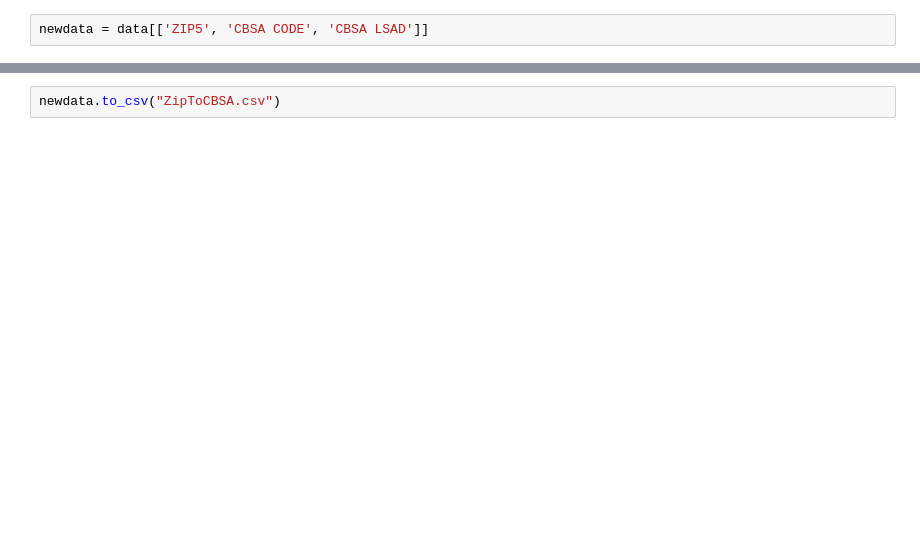
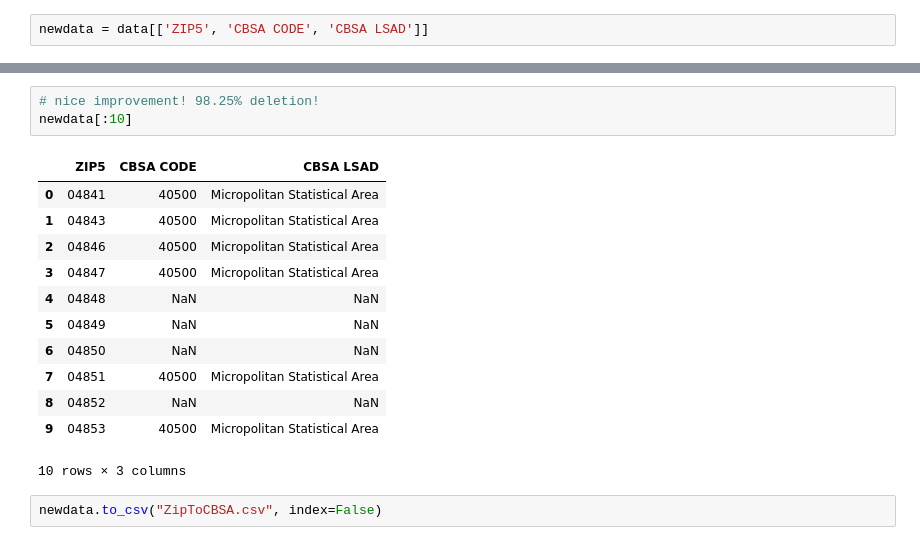
Before and after one commit to macoj/CBSA-RUCA-Lookup, a Jupyter notebook: CBSA/Make-CBSA-Spreadsheet.ipynb, the cells around one changed output, grey strips where cells are left out. Cells and saved outputs as stored; diff of their text form; blank space fills up the shorter version.

```diff
--- a/CBSA/Make-CBSA-Spreadsheet.ipynb
+++ b/CBSA/Make-CBSA-Spreadsheet.ipynb
@@ -28,2 +56,18 @@ newdata[:5]
+# %%
+# nice improvement! 98.25% deletion!
+newdata[:10]
+# %% [output]
+|  | ZIP5 | CBSA CODE | CBSA LSAD |
+| 0 | 04841 | 40500 | Micropolitan Statistical Area |
+| 1 | 04843 | 40500 | Micropolitan Statistical Area |
+| 2 | 04846 | 40500 | Micropolitan Statistical Area |
+| 3 | 04847 | 40500 | Micropolitan Statistical Area |
+| 4 | 04848 | NaN | NaN |
+| 5 | 04849 | NaN | NaN |
+| 6 | 04850 | NaN | NaN |
+| 7 | 04851 | 40500 | Micropolitan Statistical Area |
+| 8 | 04852 | NaN | NaN |
+| 9 | 04853 | 40500 | Micropolitan Statistical Area |
+10 rows × 3 columns
 # %%
-newdata.to_csv("ZipToCBSA.csv")
+newdata.to_csv("ZipToCBSA.csv", index=False)
```
Also changed, not shown: parts of 6 cells of this notebook, 8 other files.
